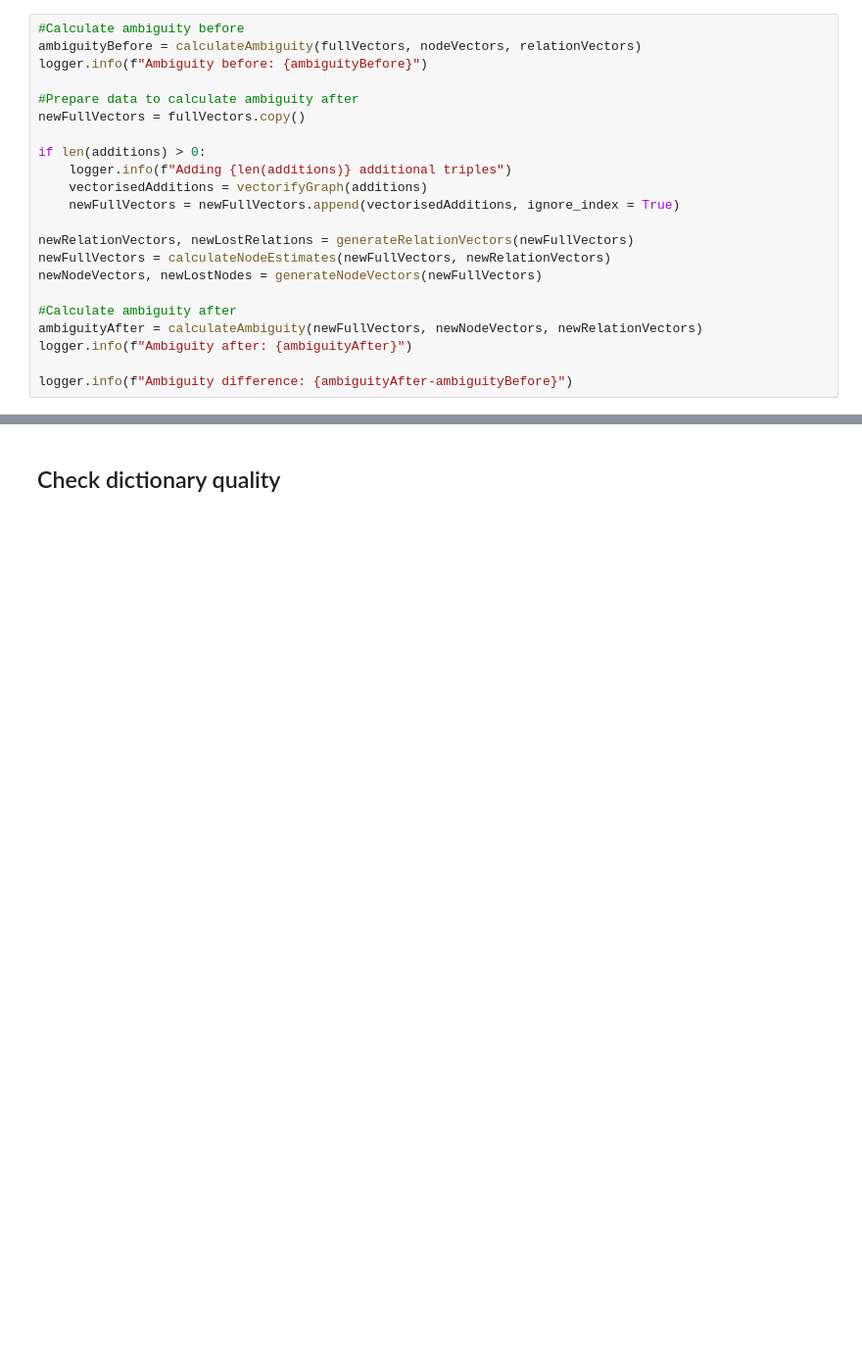
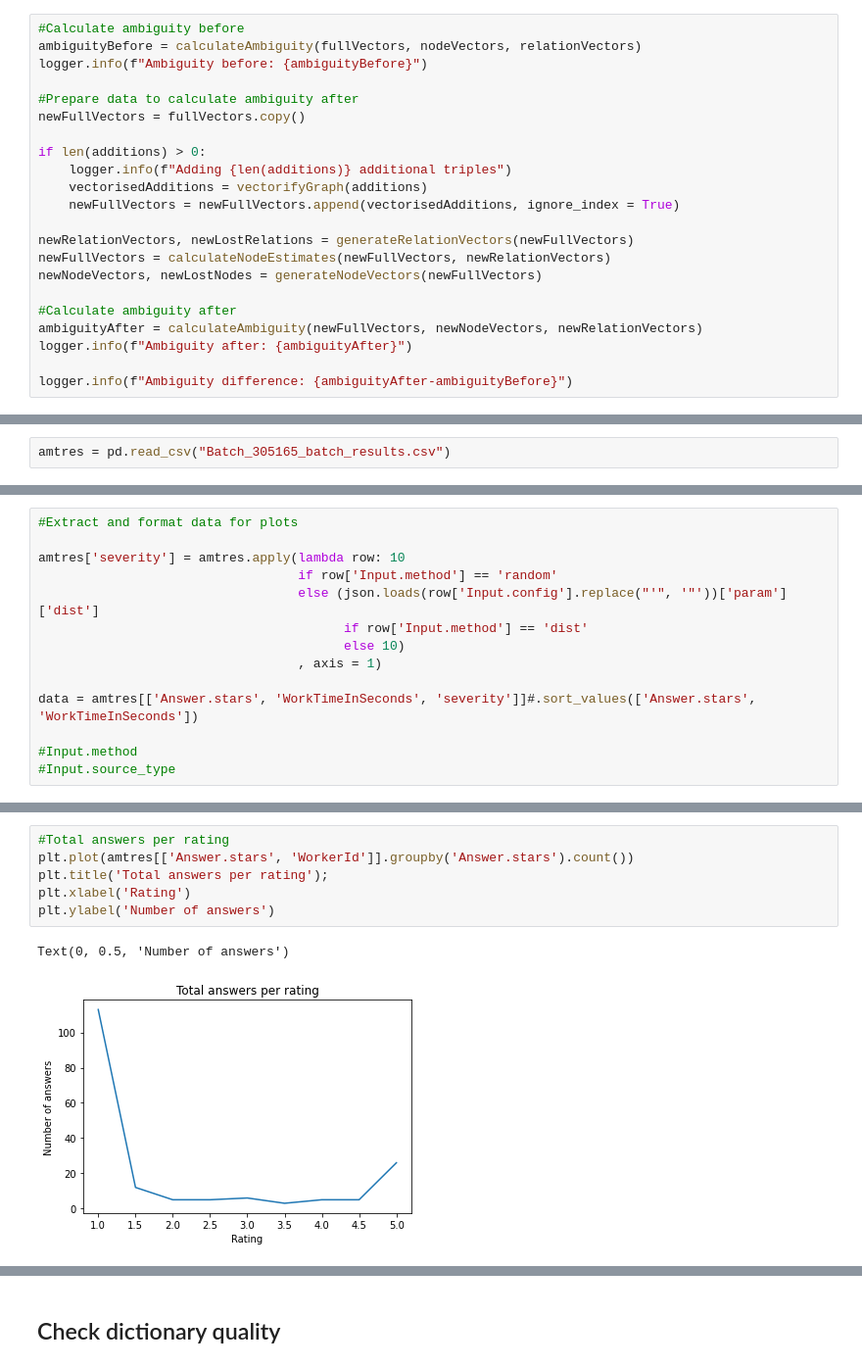
Before and after one commit to Malspherus/AmbiVec, a Jupyter notebook: main.ipynb, the cells around one changed output, grey strips where cells are left out. Shown: that part at 98% size. Drawn from its saved outputs; the diff is of its cells as text; blank space fills up the shorter version.

```diff
--- a/main.ipynb
+++ b/main.ipynb
@@ -869,0 +1094,2 @@ logger.info(f"Ambiguity difference: {ambiguityAfter-ambiguityBefore}")
+# %%
+amtres = pd.read_csv("Batch_305165_batch_results.csv")
@@ -869,0 +1098,14 @@ logger.info(f"Ambiguity difference: {ambiguityAfter-ambiguityBefore}")
+# %%
+#Extract and format data for plots
+
+amtres['severity'] = amtres.apply(lambda row: 10
+                                  if row['Input.method'] == 'random'
+                                  else (json.loads(row['Input.config'].replace("'", '"'))['param']['dist']
+                                        if row['Input.method'] == 'dist'
+                                        else 10)
+                                  , axis = 1)
+
+data = amtres[['Answer.stars', 'WorkTimeInSeconds', 'severity']]#.sort_values(['Answer.stars', 'WorkTimeInSeconds'])
+
+#Input.method
+#Input.source_type
@@ -869,0 +1144,9 @@ logger.info(f"Ambiguity difference: {ambiguityAfter-ambiguityBefore}")
+# %%
+#Total answers per rating
+plt.plot(amtres[['Answer.stars', 'WorkerId']].groupby('Answer.stars').count())
+plt.title('Total answers per rating');
+plt.xlabel('Rating')
+plt.ylabel('Number of answers')
+# %% [output]
+Text(0, 0.5, 'Number of answers')
+[figure, added]
```
Also changed, not shown: parts of 57 cells of this notebook, 1 other file.
